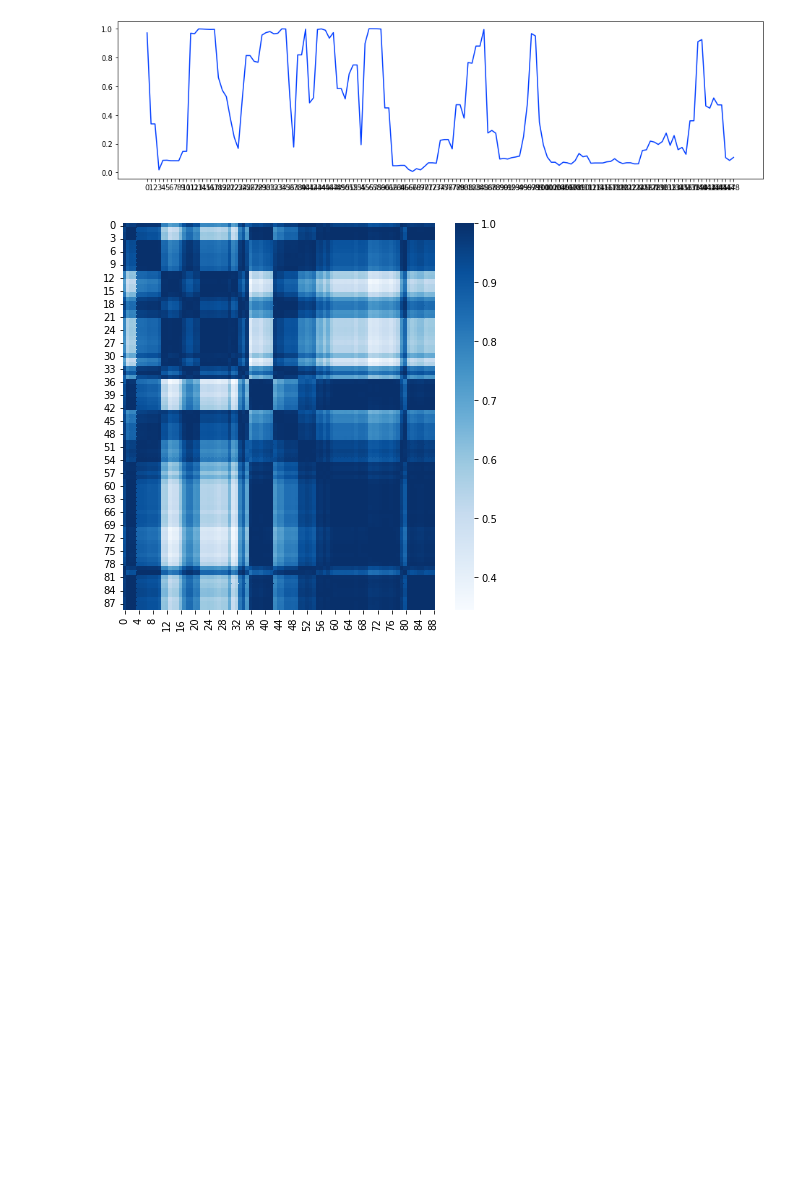
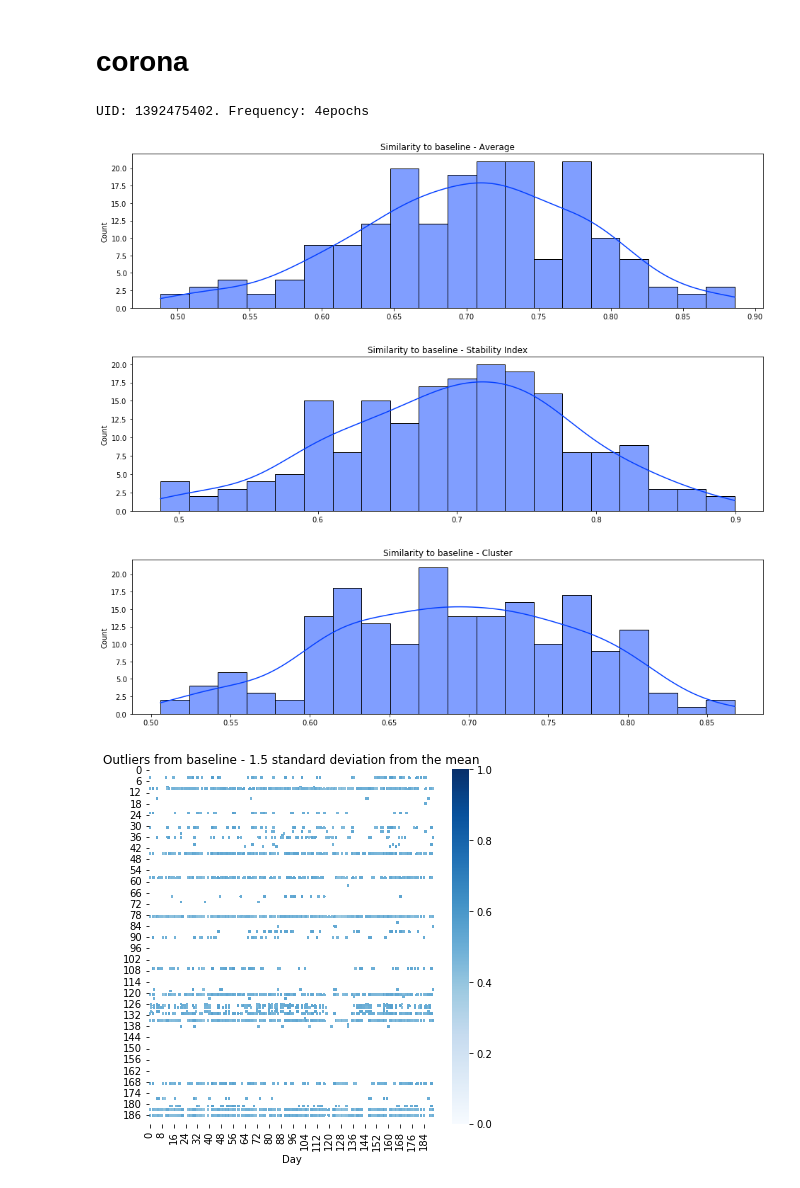
Before and after one commit to digitraceslab/digirhythm, a Jupyter notebook: analysis/similarity.ipynb, the cells around one changed output. Drawn from its saved outputs; the diff is of its cells as text; code cells hidden in the pictures; blank space fills up the shorter version.

Commit message:
Compute multiple baseline

```diff
--- a/analysis/similarity.ipynb
+++ b/analysis/similarity.ipynb
@@ -28,22 +15,2 @@ FileNotFoundError: [Errno 2] No such file or directory: '/m/cs/work/luongn1/digi
-# %%
-def recurrent_plot(df):
-    # Viz
-    sns.heatmap(df, cmap="Blues")
-
-
-s = similarity_baseline.loc["0xpBKXpjmT2Z"].dropna()
-
-# Line plot
-plt.figure(figsize=(16, 4))
-sns.lineplot(x=s.index, y=s.values)
-
-# Heatmap
-plt.figure(figsize=(6, 6))
-sns.heatmap(sample, cmap="Blues")
-
-
-plt.tight_layout()
-plt.show()
-# %% [output]
-[figure, removed]
-[figure, removed]
+# %% [markdown]
+# corona
@@ -49,0 +43,49 @@ plt.show()
+# %%
+def recurrent_plot(df):
+    # Viz
+    sns.heatmap(df, cmap="Blues")
+
+s_si = similarity_baseline_si.loc[uid].dropna()
+s_cluster = similarity_baseline_cluster.loc[uid].dropna()
+s_avg = similarity_baseline_average.loc[uid].dropna()
+
+print(f'UID: {uid}. Frequency: {freq}')
+
+# Line plot
+plt.figure(figsize=(16, 4))
+#sns.lineplot(x=s.index, y=s.values)
+sns.histplot(s_avg.values, bins=20, kde=True)
+plt.title('Similarity to baseline - Average')
+
+# Line plot
+plt.figure(figsize=(16, 4))
+#sns.lineplot(x=s.index, y=s.values)
+sns.histplot(s_si.values, bins=20, kde=True)
+plt.title('Similarity to baseline - Stability Index')
+
+# Line plot
+plt.figure(figsize=(16, 4))
+#sns.lineplot(x=s.index, y=s.values)
+sns.histplot(s_cluster.values, bins=20, kde=True)
+plt.title('Similarity to baseline - Cluster')
+
+# Heatmap
+plt.figure(figsize=(6, 6))
+# Define the threshold
+threshold = sample.mean() - 1.5*sample.std()
+
+# Replace values above the threshold with NaN
+sample_masked = sample.where(sample < threshold)
+sns.heatmap(sample_masked, cmap="Blues", vmin=0, vmax=1)
+xlabel = 'Day' if freq == '4epochs' else 'Week'
+plt.xlabel(xlabel)
+plt.title('Outliers from baseline - 1.5 standard deviation from the mean')
+
+plt.tight_layout()
+plt.show()
+# %% [output]
+UID: 1392475402. Frequency: 4epochs
+[figure, added]
+[figure, added]
+[figure, added]
+[figure, added]
```
Also changed, not shown: parts of 13 cells of this notebook, 10 other files.
